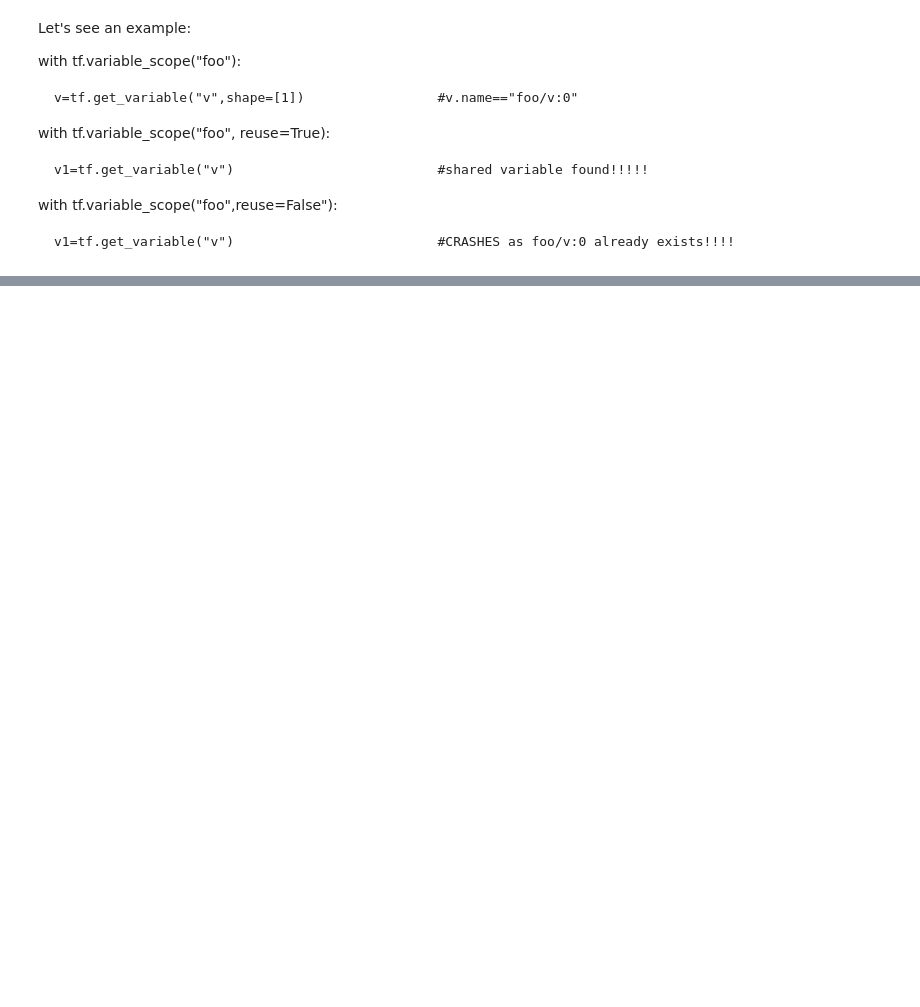
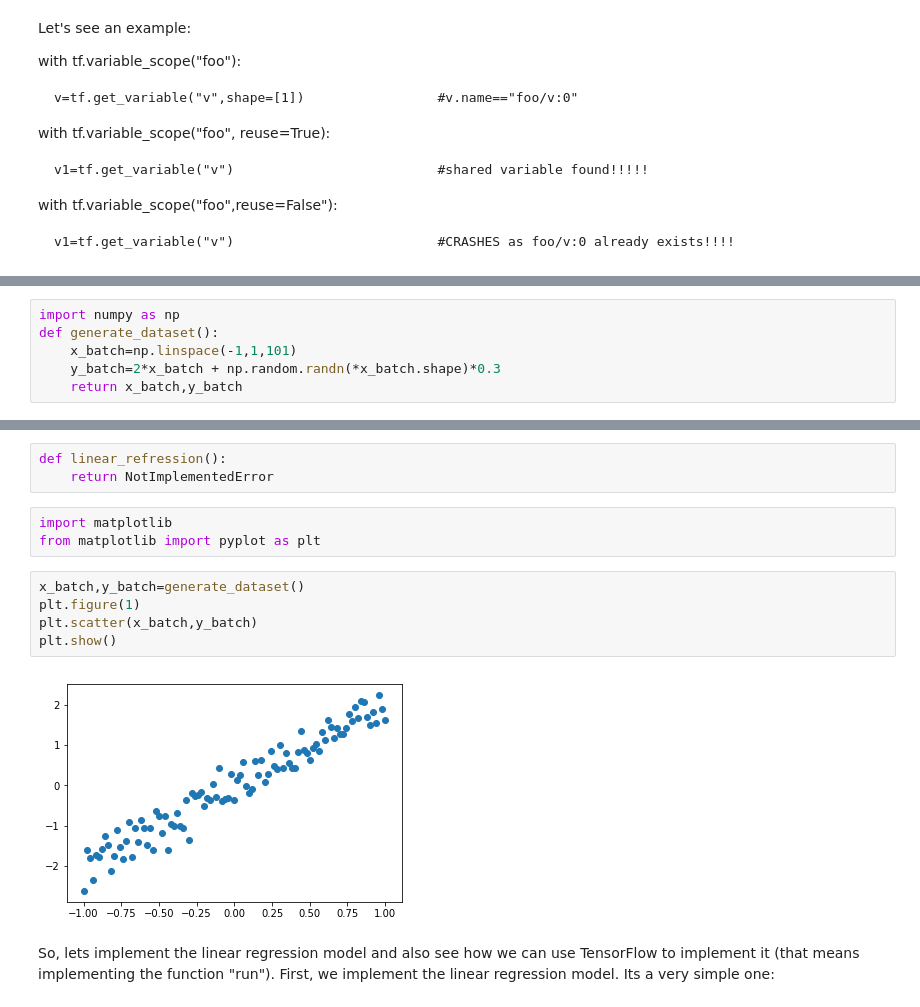
Before and after one commit to Gorchs/tensorflow_tutorial, a Jupyter notebook: tensorflow_tutorial.ipynb, the cells around one changed output, grey strips where cells are left out. Saved outputs shown, nothing was run; the diff lists cells and outputs as text; blank space fills up the shorter version.

Commit message:
Saving work as this first version of the tutorial is working here

```diff
--- a/tensorflow_tutorial.ipynb
+++ b/tensorflow_tutorial.ipynb
@@ -180,0 +185,6 @@ with tf.variable_scope("foo",reuse=False"):
+# %%
+import numpy as np
+def generate_dataset():
+    x_batch=np.linspace(-1,1,101)
+    y_batch=2*x_batch + np.random.randn(*x_batch.shape)*0.3
+    return x_batch,y_batch
@@ -180,0 +211,15 @@ with tf.variable_scope("foo",reuse=False"):
+# %%
+def linear_refression():
+    return NotImplementedError
+# %%
+import matplotlib
+from matplotlib import pyplot as plt
+# %%
+x_batch,y_batch=generate_dataset()
+plt.figure(1)
+plt.scatter(x_batch,y_batch)
+plt.show()
+# %% [output]
+[figure, added]
+# %% [markdown]
+So, lets implement the linear regression model and also see how we can use TensorFlow to implement it (that means implementing the function "run"). First, we implement the linear regression model. Its a very simple one:
```
Also changed, not shown: parts of 10 cells of this notebook.
